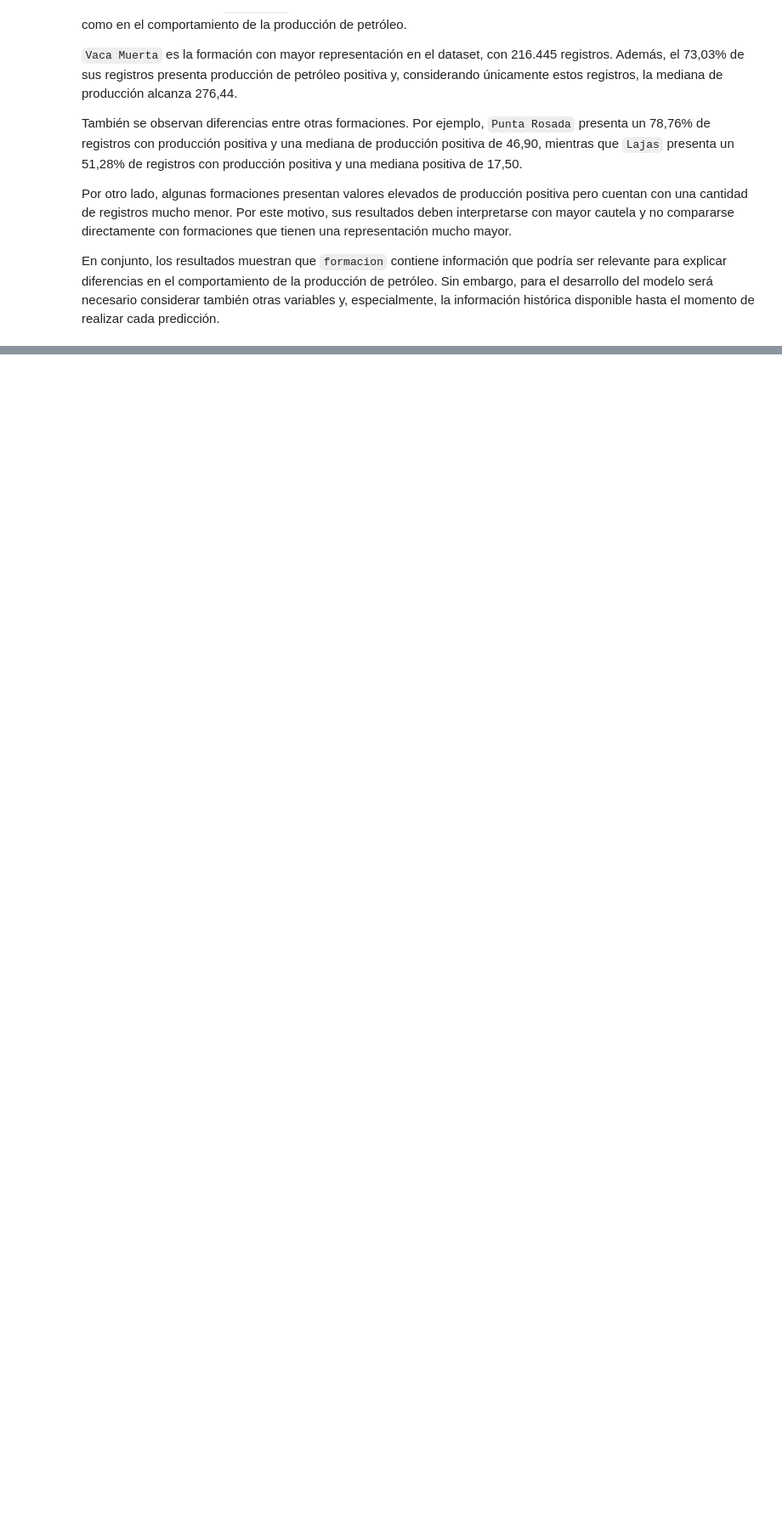
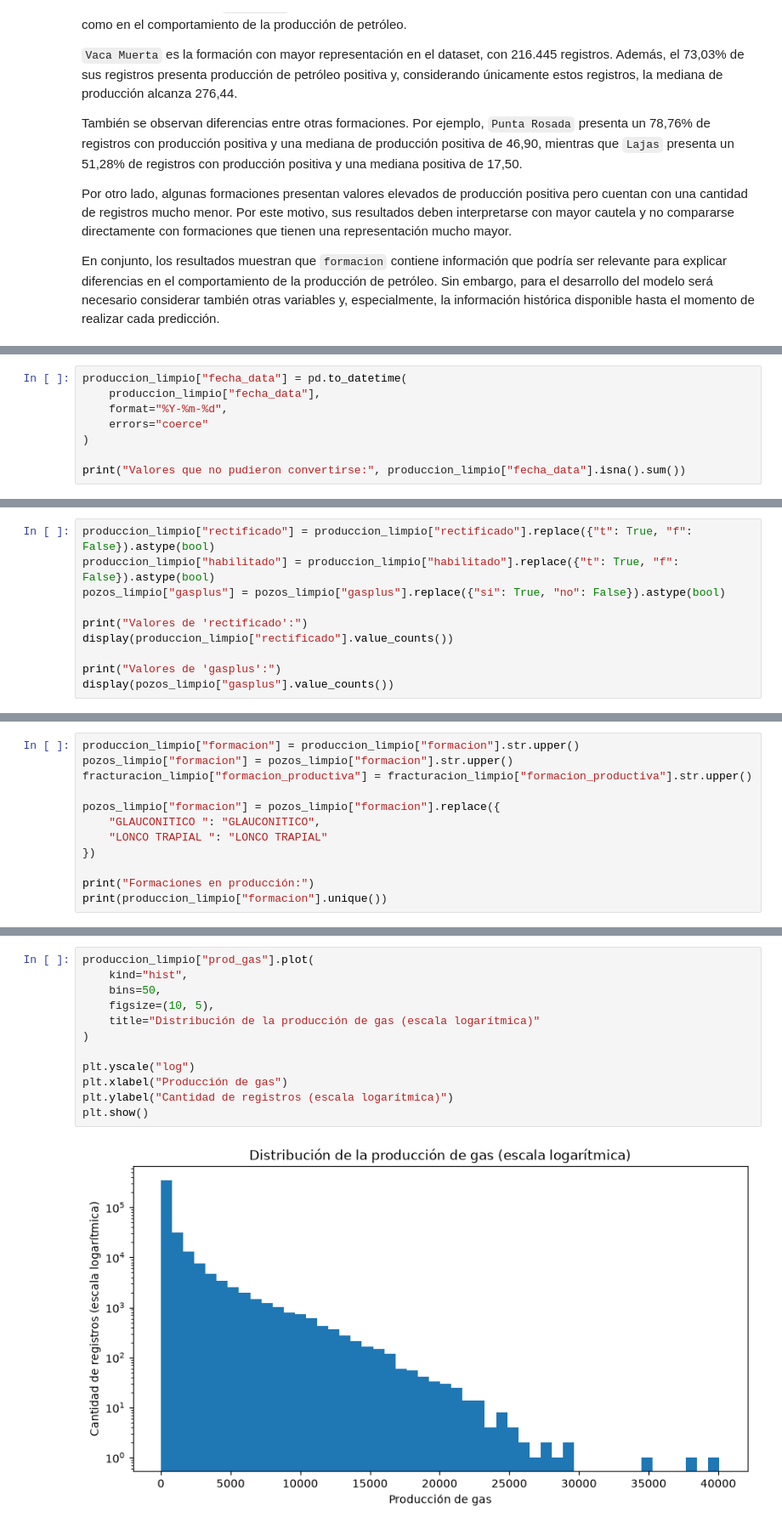
Before and after one commit to alexParedes027/oil-production-prediction, a Jupyter notebook: notebooks/01_exploracion_datos.ipynb, the cells around one changed output, grey strips where cells are left out. Shown at 85% size. Cells and saved outputs as stored; diff of their text form; blank space fills up the shorter version.

```diff
--- a/notebooks/01_exploracion_datos.ipynb
+++ b/notebooks/01_exploracion_datos.ipynb
@@ -1645,0 +1740,8 @@ En conjunto, los resultados muestran que `formacion` contiene información que p
+# %%
+produccion_limpio["fecha_data"] = pd.to_datetime(
+    produccion_limpio["fecha_data"],
+    format="%Y-%m-%d",
+    errors="coerce"
+)
+
+print("Valores que no pudieron convertirse:", produccion_limpio["fecha_data"].isna().sum())
@@ -1645,0 +1885,10 @@ En conjunto, los resultados muestran que `formacion` contiene información que p
+# %%
+produccion_limpio["rectificado"] = produccion_limpio["rectificado"].replace({"t": True, "f": False}).astype(bool)
+produccion_limpio["habilitado"] = produccion_limpio["habilitado"].replace({"t": True, "f": False}).astype(bool)
+pozos_limpio["gasplus"] = pozos_limpio["gasplus"].replace({"si": True, "no": False}).astype(bool)
+
+print("Valores de 'rectificado':")
+display(produccion_limpio["rectificado"].value_counts())
+
+print("Valores de 'gasplus':")
+display(pozos_limpio["gasplus"].value_counts())
@@ -1645,0 +1933,12 @@ En conjunto, los resultados muestran que `formacion` contiene información que p
+# %%
+produccion_limpio["formacion"] = produccion_limpio["formacion"].str.upper()
+pozos_limpio["formacion"] = pozos_limpio["formacion"].str.upper()
+fracturacion_limpio["formacion_productiva"] = fracturacion_limpio["formacion_productiva"].str.upper()
+
+pozos_limpio["formacion"] = pozos_limpio["formacion"].replace({
+    "GLAUCONITICO ": "GLAUCONITICO",
+    "LONCO TRAPIAL ": "LONCO TRAPIAL"
+})
+
+print("Formaciones en producción:")
+print(produccion_limpio["formacion"].unique())
@@ -1645,0 +2464,14 @@ En conjunto, los resultados muestran que `formacion` contiene información que p
+# %%
+produccion_limpio["prod_gas"].plot(
+    kind="hist",
+    bins=50,
+    figsize=(10, 5),
+    title="Distribución de la producción de gas (escala logarítmica)"
+)
+
+plt.yscale("log")
+plt.xlabel("Producción de gas")
+plt.ylabel("Cantidad de registros (escala logarítmica)")
+plt.show()
+# %% [output]
+[figure, added]
```
Also changed, not shown: parts of 158 cells of this notebook.
